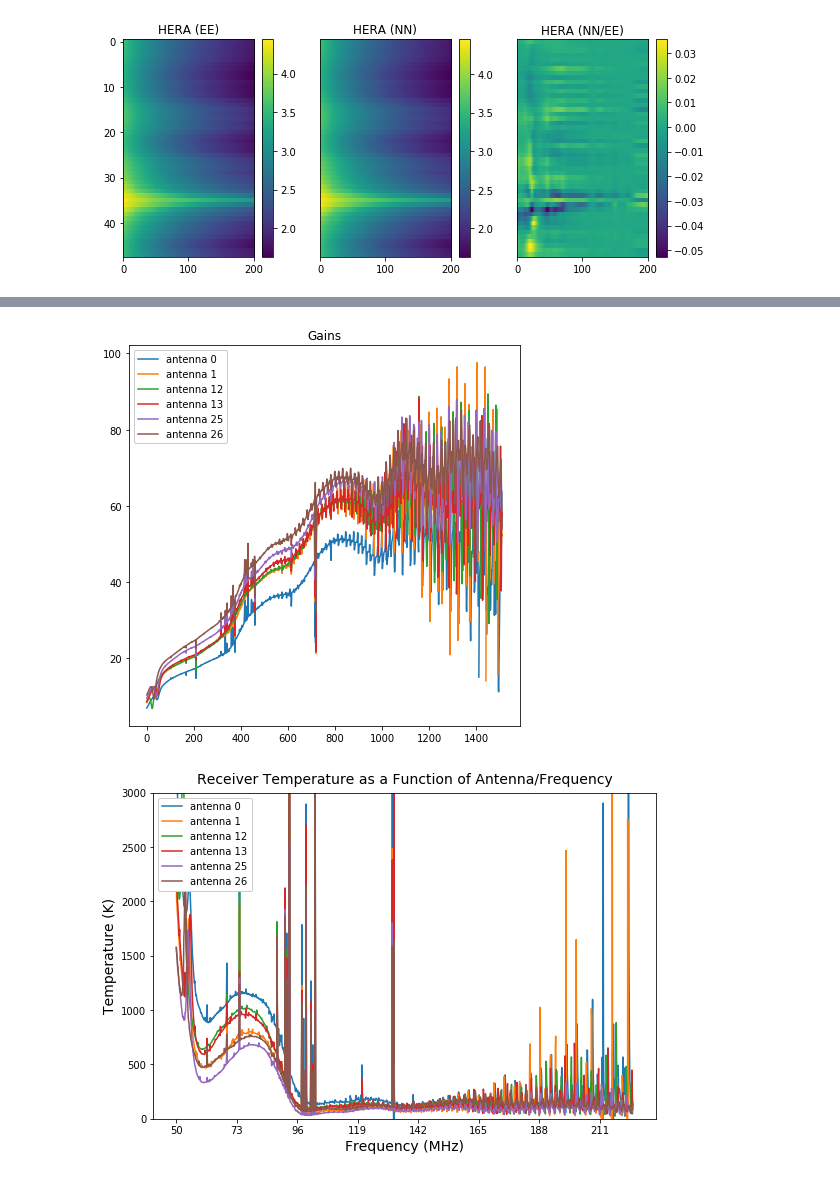
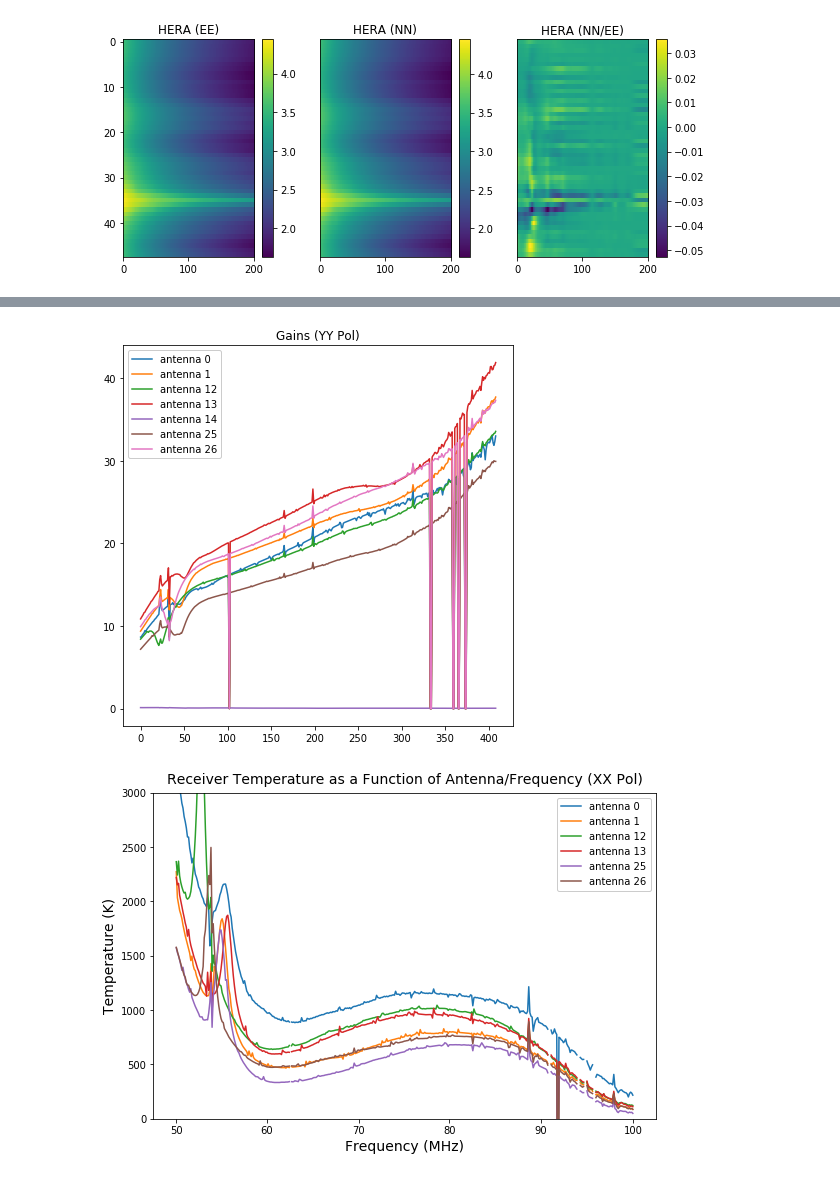
Before and after one commit to dannyjacobs/asu_hera, a Jupyter notebook: system_temp/HERA_Tsys_low_band.ipynb, the cells around one changed output, grey strips where cells are left out. Saved outputs shown, nothing was run; the diff lists cells and outputs as text; code cells hidden in the pictures.

```diff
--- a/system_temp/HERA_Tsys_low_band.ipynb
+++ b/system_temp/HERA_Tsys_low_band.ipynb
@@ -176,13 +177,20 @@ class auto_data():
         # Read in data
         self.filestart = filestart
         self.fileend = fileend
-        self.read_data()
+        self.read_data(f_min,f_max)
         self.update_freq_array(f_min,f_max)
 
-    def read_data(self, force_read=False):
+    def read_data(self, f_min, f_max, force_read=False):
         self.uv = pyuvdata.UVData()
         if os.path.exists(self.data_dir + self.autos_file) and not force_read:
             self.uv.read(self.data_dir + self.autos_file)
+            holder_freq_array_1 = self.uv.freq_array <= f_max*1e6
+            holder_freq_array_2 = self.uv.freq_array >= f_min*1e6
+            holder_freq_array = np.full(holder_freq_array_1.shape, True, dtype=bool)
+            holder_freq_array[holder_freq_array_1==False] = False
+            holder_freq_array[holder_freq_array_2==False] = False
+            print holder_freq_array
+            self.uv.read(self.data_dir + self.autos_file,freq_chans = holder_freq_array)
 
         else:
             file_lists = np.sort(glob.glob(self.data_dir + self.filestart + self.fileend))
@@ -248,6 +256,7 @@ class auto_data():
             self.Tsky[poli, :, :] = np.concatenate([sim.mdl[pol](self.freqs, self.lsts[:self.wrap + 1]),
                                                     sim.mdl[pol](self.freqs, self.lsts[self.wrap + 1:])], axis=1).T
             self.Tsky_mean[poli, :] = self.Tsky[poli, :, :].mean(axis=0)
+            print(poli,pol)
             self.Ae[poli, :] = sim.mdlAe[pol](self.freqs)
 
     def _fits2gTrxr(self, all_chans=True, ch=600):
@@ -906,6 +910,6 @@ Tsky_sim.build_model()
 # %%
 
 lowband_data = auto_data(data_dir='/data4/shane/data/2458504/', filestart='zen.*',
-                         fileend='*HH.uvh5', autos_file='lowband_autos.uvh5',f_min=50.0,f_max=250.0)
+                         fileend='*HH.uvh5', autos_file='lowband_autos.uvh5',f_min=50.,f_max=100.)
 
 lowband_data.build_model(Tsky_sim)
@@ -937,17 +989,17 @@ invalid value encountered in sqrt
 # %%
 plt.figure(figsize = (7,7))
-plt.plot(lowband_data.gains[(0,'E')],label='antenna 0')
-plt.plot(lowband_data.gains[(1,'E')],label='antenna 1')
-plt.plot(lowband_data.gains[(12,'E')],label='antenna 12')
-plt.plot(lowband_data.gains[(13,'E')],label='antenna 13')
-#plt.plot(lowband_data.gains[(14,'E')],label='antenna 14')
-plt.plot(lowband_data.gains[(25,'E')],label='antenna 25')
-plt.plot(lowband_data.gains[(26,'E')],label='antenna 26')
+plt.plot(lowband_data.gains[(0,'N')],label='antenna 0')
+plt.plot(lowband_data.gains[(1,'N')],label='antenna 1')
+plt.plot(lowband_data.gains[(12,'N')],label='antenna 12')
+plt.plot(lowband_data.gains[(13,'N')],label='antenna 13')
+plt.plot(lowband_data.gains[(14,'N')],label='antenna 14')
+plt.plot(lowband_data.gains[(25,'N')],label='antenna 25')
+plt.plot(lowband_data.gains[(26,'N')],label='antenna 26')
 plt.legend(loc = 'upper left', framealpha = 1)
-plt.title('Gains')
+plt.title('Gains (YY Pol)')
 plt.show()
 # %% [output]
-[figure, old version]
+[figure, new version]
 # %%
 plt.figure(figsize = (9,6))
 plt.plot(lowband_data.Trxr[(0,'E')],label='antenna 0')
@@ -958,12 +1010,15 @@ plt.plot(lowband_data.Trxr[(13,'E')],label='antenna 13')
 plt.plot(lowband_data.Trxr[(25,'E')],label='antenna 25')
 plt.plot(lowband_data.Trxr[(26,'E')],label='antenna 26')
 plt.ylim([0,3e3])
-plt.legend(loc = 'upper left', framealpha = 1)
-plt.title('Receiver Temperature as a Function of Antenna/Frequency',size=14,verticalalignment='bottom')
+plt.legend(loc = 'best', framealpha = 1)
+plt.title('Receiver Temperature as a Function of Antenna/Frequency (XX Pol)',size=14,verticalalignment='bottom')
 plt.xlabel('Frequency (MHz)',size=14)
 plt.ylabel('Temperature (K)',size=14)
-plt.xticks(plt.xticks()[0][1:-1],[50,50+23,50+23*2,50+23*3,50+23*4,50+23*5,50+23*6,50+23*7])
-#plt.savefig('2458504_trxr_0.png')
+
+x_ticks = np.linspace(0,408,num=6,dtype=int) #Specifically for Freq Range 50 - 100
+plt.xticks(x_ticks,(np.around(lowband_data.uv.freq_array[0,x_ticks]*1e-6)).astype(int))
+
+#plt.savefig('2458504_trxr_E.png')
 plt.show()
 # %% [output]
-[figure, old version]
+[figure, new version]
```
Also changed, not shown: parts of 25 cells of this notebook.
